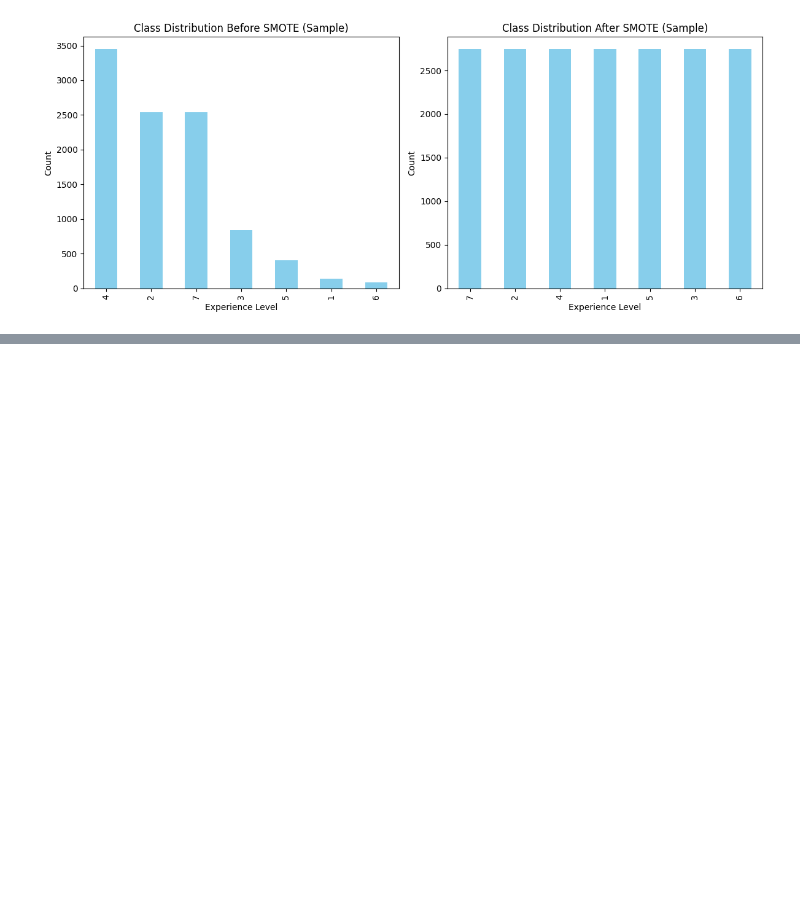
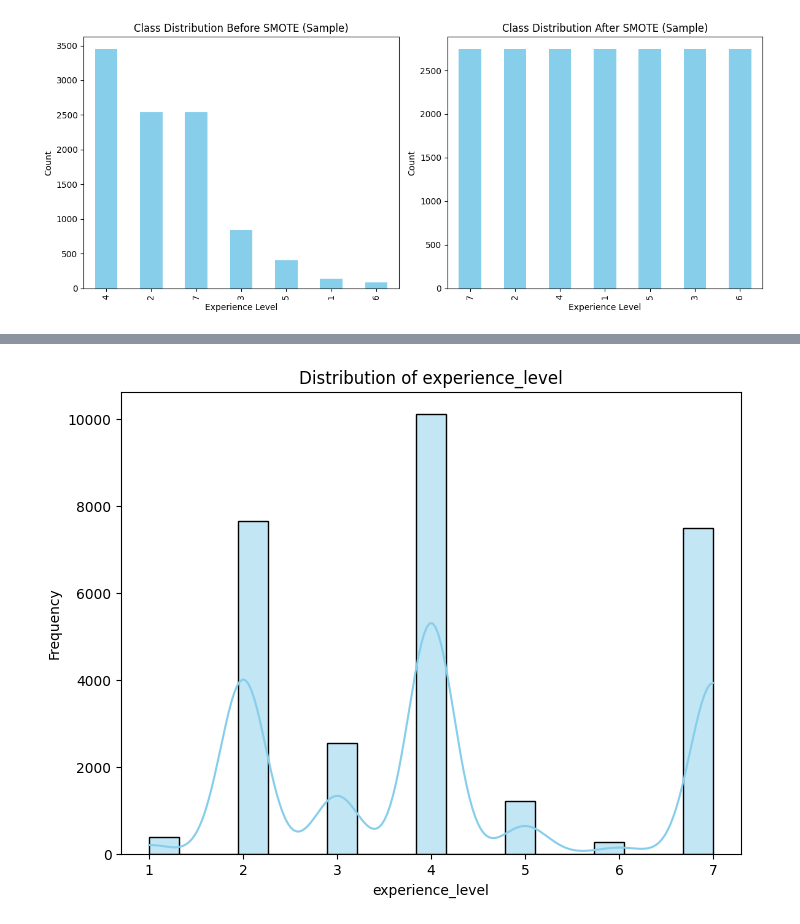
Before and after one commit to FlorianHalimi/LinkedIn-Job-Analysis-Data-Preprocessing-Visualization, a Jupyter notebook: data_preprocessing.ipynb, the cells around one changed output, grey strips where cells are left out. Cells and saved outputs as stored; diff of their text form; code cells hidden in the pictures; blank space fills up the shorter version.

```diff
--- a/data_preprocessing.ipynb
+++ b/data_preprocessing.ipynb
@@ -806,0 +895,15 @@ plt.show()
+# %%
+import seaborn as sns
+
+# Selecting a single column for visualization
+column_name = 'experience_level'
+
+# Creating a distribution plot/histogram to visualize the skewness
+plt.figure(figsize=(8, 6))
+sns.histplot(cleaned_df[column_name], kde=True, color='skyblue')
+plt.title(f'Distribution of {column_name}')
+plt.xlabel(column_name)
+plt.ylabel('Frequency')
+plt.show()
+# %% [output]
+[figure, added]
```
Also changed, not shown: parts of 5 cells of this notebook.
